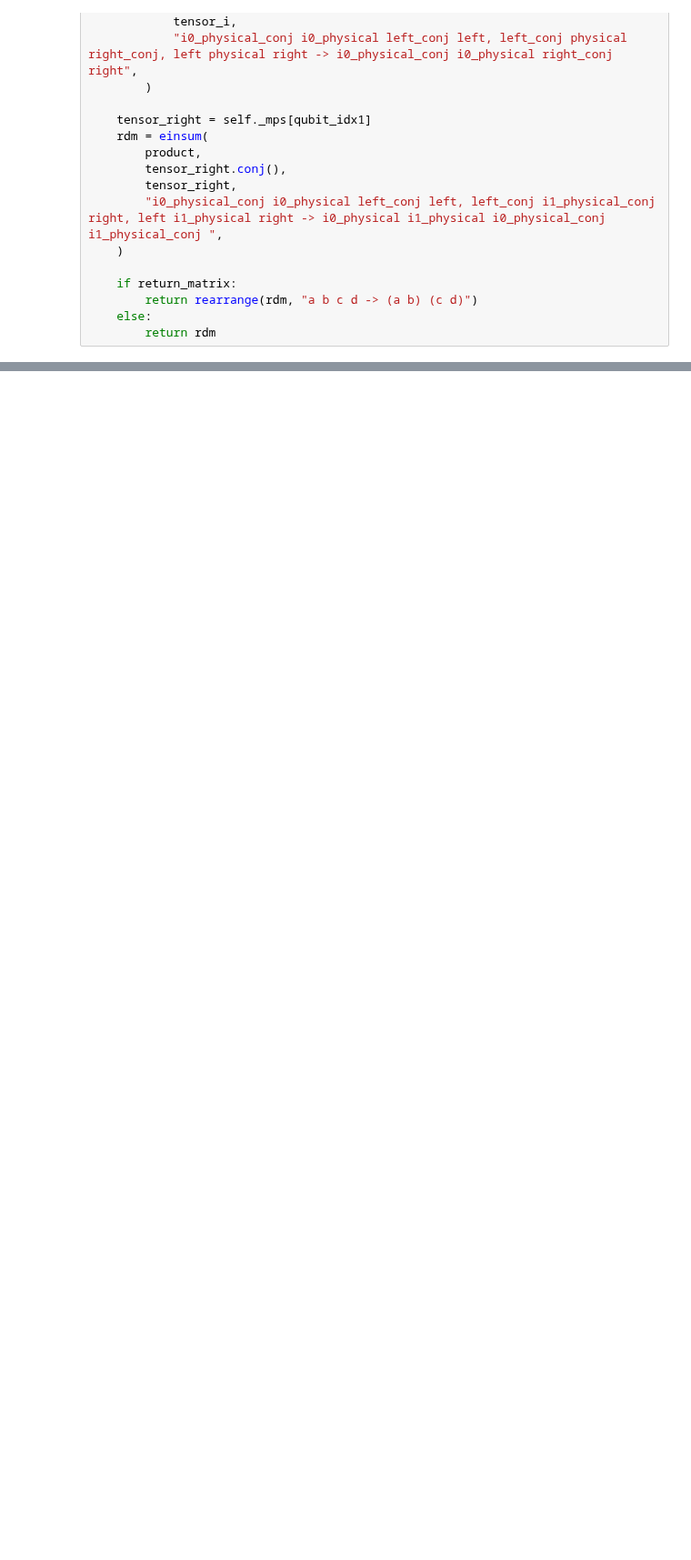
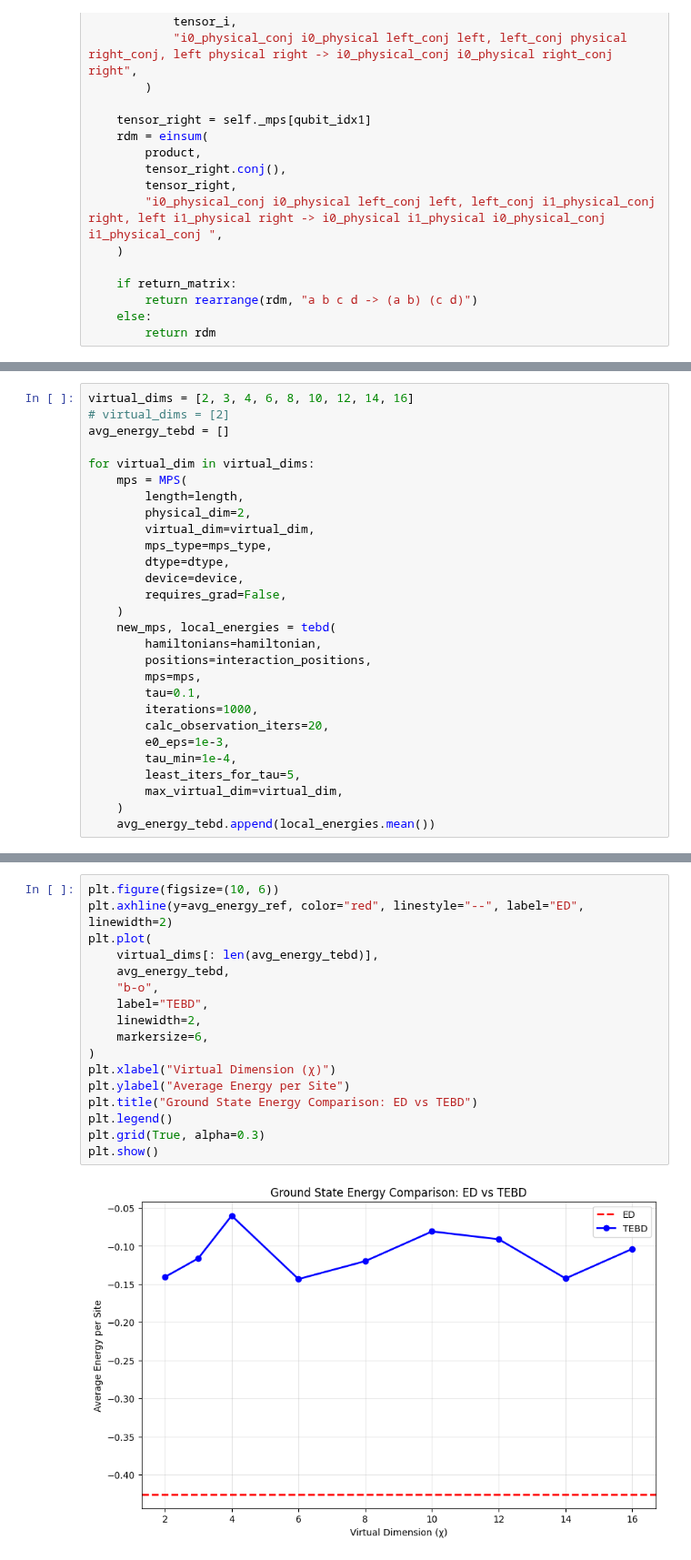
Before and after one commit to ifsheldon/tensor-network-notes, a Jupyter notebook: 5-2.ipynb, the cells around one changed output, grey strips where cells are left out. Shown at 91% size. Drawn from its saved outputs; the diff is of its cells as text; blank space fills up the shorter version.

```diff
--- a/5-2.ipynb
+++ b/5-2.ipynb
@@ -531,0 +728,28 @@ def tebd(
+# %%
+virtual_dims = [2, 3, 4, 6, 8, 10, 12, 14, 16]
+# virtual_dims = [2]
+avg_energy_tebd = []
+
+for virtual_dim in virtual_dims:
+    mps = MPS(
+        length=length,
+        physical_dim=2,
+        virtual_dim=virtual_dim,
+        mps_type=mps_type,
+        dtype=dtype,
+        device=device,
+        requires_grad=False,
+    )
+    new_mps, local_energies = tebd(
+        hamiltonians=hamiltonian,
+        positions=interaction_positions,
+        mps=mps,
+        tau=0.1,
+        iterations=1000,
+        calc_observation_iters=20,
+        e0_eps=1e-3,
+        tau_min=1e-4,
+        least_iters_for_tau=5,
+        max_virtual_dim=virtual_dim,
+    )
+    avg_energy_tebd.append(local_energies.mean())
@@ -531,0 +937,19 @@ def tebd(
+# %%
+plt.figure(figsize=(10, 6))
+plt.axhline(y=avg_energy_ref, color="red", linestyle="--", label="ED", linewidth=2)
+plt.plot(
+    virtual_dims[: len(avg_energy_tebd)],
+    avg_energy_tebd,
+    "b-o",
+    label="TEBD",
+    linewidth=2,
+    markersize=6,
+)
+plt.xlabel("Virtual Dimension (χ)")
+plt.ylabel("Average Energy per Site")
+plt.title("Ground State Energy Comparison: ED vs TEBD")
+plt.legend()
+plt.grid(True, alpha=0.3)
+plt.show()
+# %% [output]
+[figure, added]
```
Also changed, not shown: parts of 16 cells of this notebook, 3 other files.
